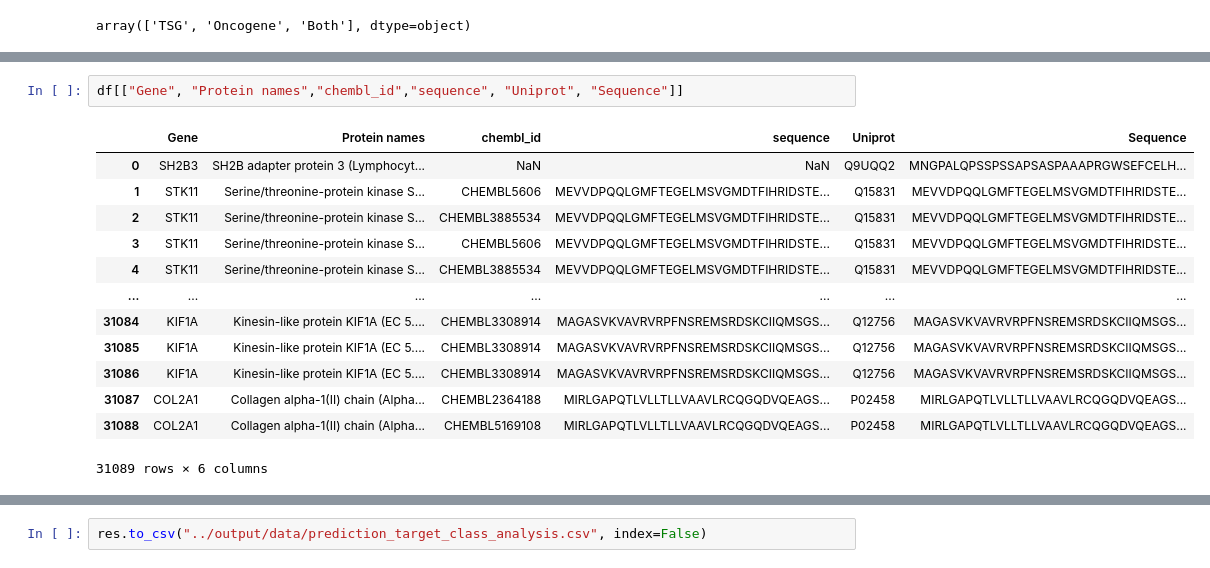
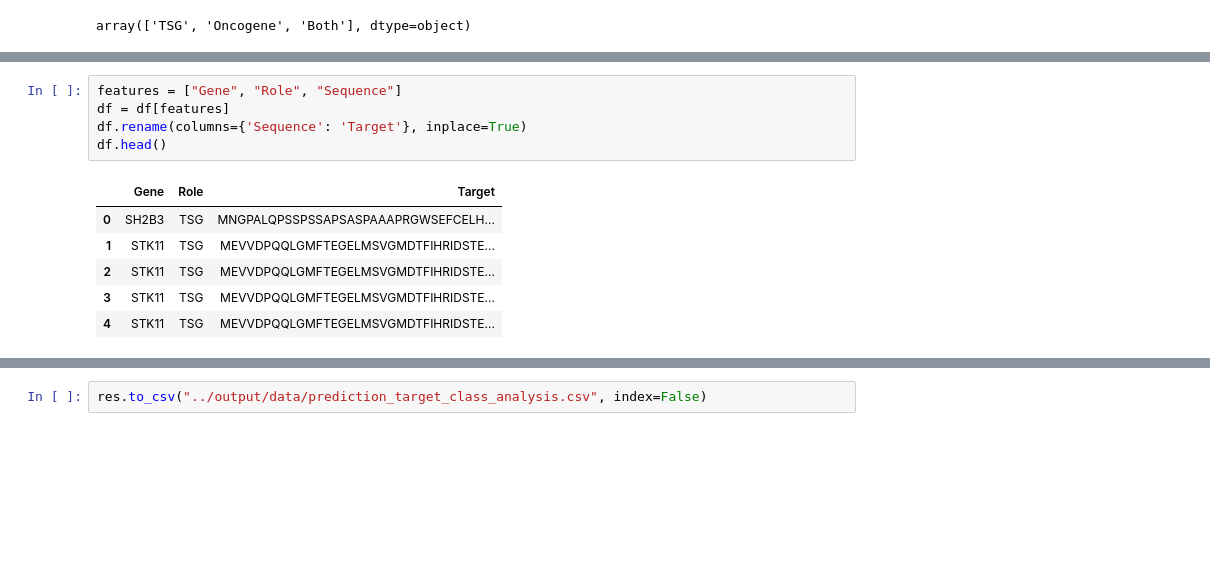
Before and after one commit to ygrepo/drug_discovery, a Jupyter notebook: notebook/load_data.ipynb, the cells around one changed output, grey strips where cells are left out. Saved outputs shown, nothing was run; the diff lists cells and outputs as text; blank space fills up the shorter version.

```diff
--- a/notebook/load_data.ipynb
+++ b/notebook/load_data.ipynb
@@ -80,17 +47,13 @@ df[mask]
 # %%
-df[["Gene", "Protein names","chembl_id","sequence", "Uniprot", "Sequence"]]
+features = ["Gene", "Role", "Sequence"]
+df = df[features]
+df.rename(columns={'Sequence': 'Target'}, inplace=True)
+df.head()
 # %% [output]
-|  | Gene | Protein names | chembl_id | sequence | Uniprot | Sequence |
-| 0 | SH2B3 | SH2B adapter protein 3 (Lymphocyt... | NaN | NaN | Q9UQQ2 | MNGPALQPSSPSSAPSASPAAAPRGWSEFCELH... |
-| 1 | STK11 | Serine/threonine-protein kinase S... | CHEMBL5606 | MEVVDPQQLGMFTEGELMSVGMDTFIHRIDSTE... | Q15831 | MEVVDPQQLGMFTEGELMSVGMDTFIHRIDSTE... |
-| 2 | STK11 | Serine/threonine-protein kinase S... | CHEMBL3885534 | MEVVDPQQLGMFTEGELMSVGMDTFIHRIDSTE... | Q15831 | MEVVDPQQLGMFTEGELMSVGMDTFIHRIDSTE... |
-| 3 | STK11 | Serine/threonine-protein kinase S... | CHEMBL5606 | MEVVDPQQLGMFTEGELMSVGMDTFIHRIDSTE... | Q15831 | MEVVDPQQLGMFTEGELMSVGMDTFIHRIDSTE... |
-| 4 | STK11 | Serine/threonine-protein kinase S... | CHEMBL3885534 | MEVVDPQQLGMFTEGELMSVGMDTFIHRIDSTE... | Q15831 | MEVVDPQQLGMFTEGELMSVGMDTFIHRIDSTE... |
-| ... | ... | ... | ... | ... | ... | ... |
-| 31084 | KIF1A | Kinesin-like protein KIF1A (EC 5.... | CHEMBL3308914 | MAGASVKVAVRVRPFNSREMSRDSKCIIQMSGS... | Q12756 | MAGASVKVAVRVRPFNSREMSRDSKCIIQMSGS... |
-| 31085 | KIF1A | Kinesin-like protein KIF1A (EC 5.... | CHEMBL3308914 | MAGASVKVAVRVRPFNSREMSRDSKCIIQMSGS... | Q12756 | MAGASVKVAVRVRPFNSREMSRDSKCIIQMSGS... |
-| 31086 | KIF1A | Kinesin-like protein KIF1A (EC 5.... | CHEMBL3308914 | MAGASVKVAVRVRPFNSREMSRDSKCIIQMSGS... | Q12756 | MAGASVKVAVRVRPFNSREMSRDSKCIIQMSGS... |
-| 31087 | COL2A1 | Collagen alpha-1(II) chain (Alpha... | CHEMBL2364188 | MIRLGAPQTLVLLTLLVAAVLRCQGQDVQEAGS... | P02458 | MIRLGAPQTLVLLTLLVAAVLRCQGQDVQEAGS... |
-| 31088 | COL2A1 | Collagen alpha-1(II) chain (Alpha... | CHEMBL5169108 | MIRLGAPQTLVLLTLLVAAVLRCQGQDVQEAGS... | P02458 | MIRLGAPQTLVLLTLLVAAVLRCQGQDVQEAGS... |
+|  | Gene | Role | Target |
+| 0 | SH2B3 | TSG | MNGPALQPSSPSSAPSASPAAAPRGWSEFCELH... |
+| 1 | STK11 | TSG | MEVVDPQQLGMFTEGELMSVGMDTFIHRIDSTE... |
+| 2 | STK11 | TSG | MEVVDPQQLGMFTEGELMSVGMDTFIHRIDSTE... |
+| 3 | STK11 | TSG | MEVVDPQQLGMFTEGELMSVGMDTFIHRIDSTE... |
+| 4 | STK11 | TSG | MEVVDPQQLGMFTEGELMSVGMDTFIHRIDSTE... |
-31089 rows × 6 columns
 # %%
```
Also changed, not shown: parts of 18 cells of this notebook, 2 other files.
